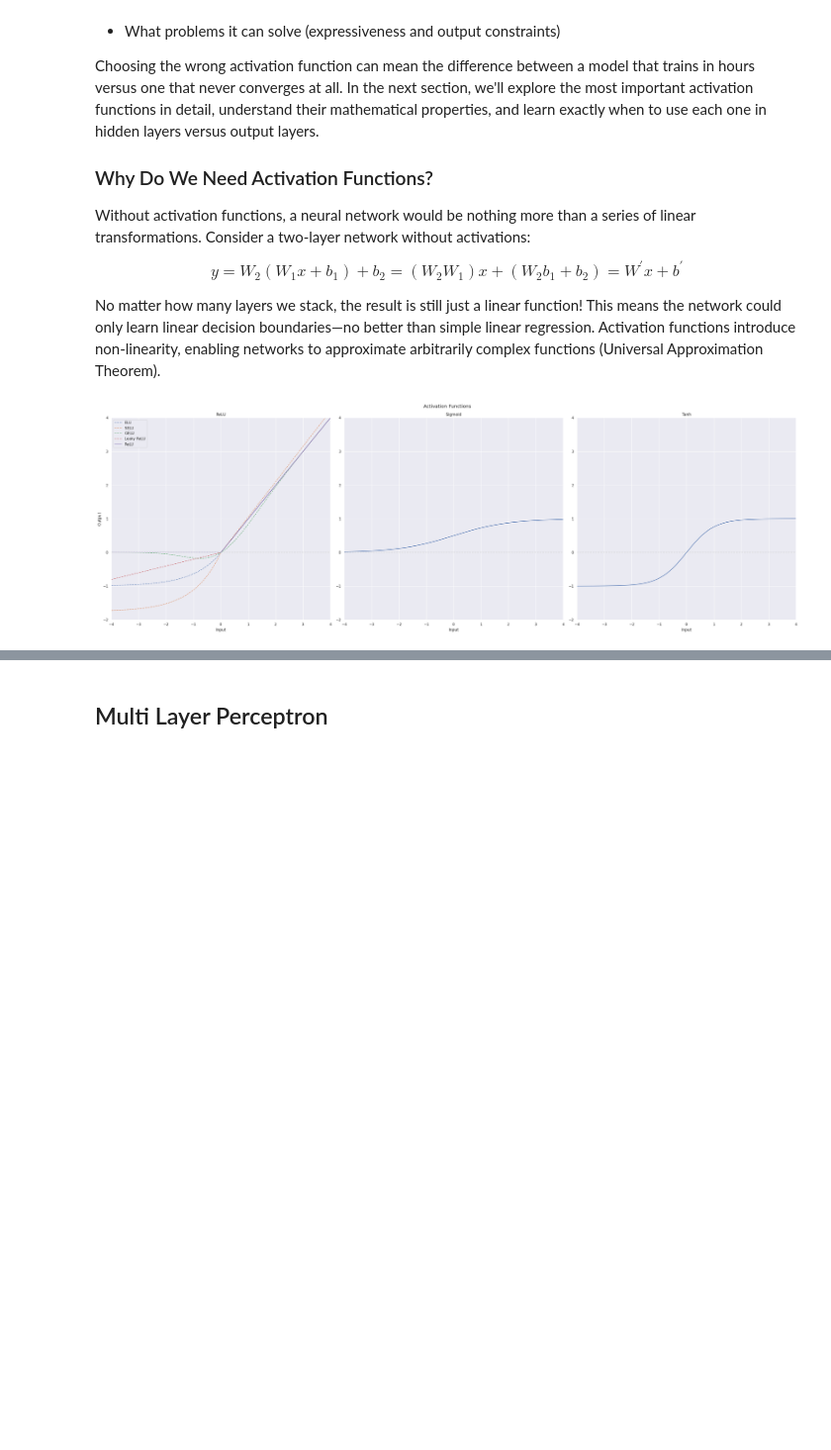
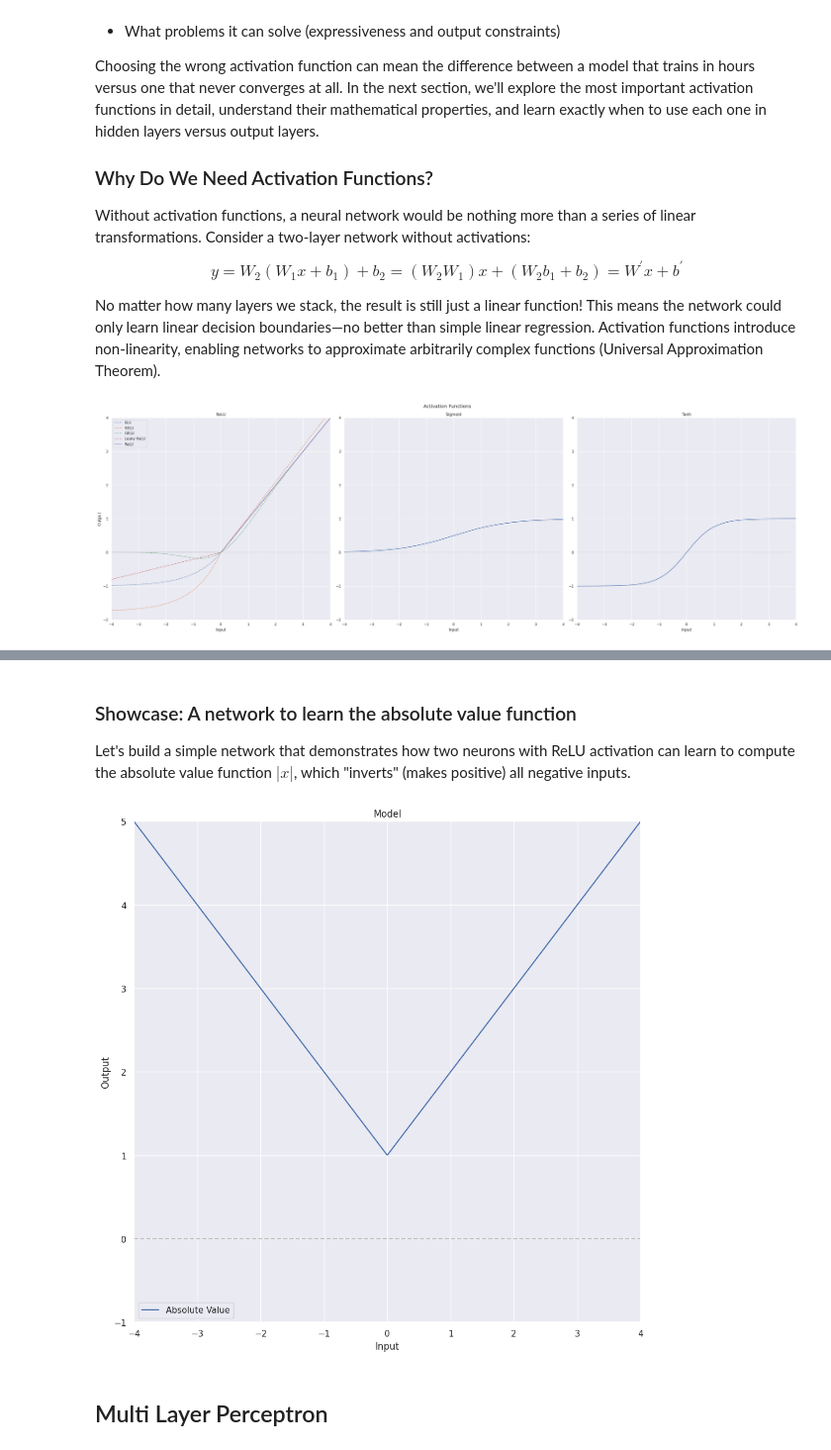
Before and after one commit to iLuckyW/lecture-ai-advanced, a Jupyter notebook: chapter/01_basics/01_neuron.ipynb, the cells around one changed output, grey strips where cells are left out. Shown at 99% size. Saved outputs shown, nothing was run; the diff lists cells and outputs as text; code cells hidden in the pictures; blank space fills up the shorter version.

```diff
--- a/chapter/01_basics/01_neuron.ipynb
+++ b/chapter/01_basics/01_neuron.ipynb
@@ -179,3 +239,51 @@ fig.tight_layout()
+# %% [markdown]
+### Showcase: A network to learn the absolute value function
+
+Let's build a simple network that demonstrates how two neurons with ReLU activation can learn to compute the absolute value function $|x|$, which "inverts" (makes positive) all negative inputs.
+# %%
+import torch.nn as nn
+import torch.nn.functional as F
+
+
+class AbsoluteValueMLP(nn.Module):
+    def __init__(self):
+        super().__init__()
+        self.fc_hidden = nn.Linear(1, 2)
+        self.fc_output = nn.Linear(2, 1)
+
+        with torch.no_grad():
+            self.fc_hidden.weight[0, 0] = 1.0
+            self.fc_hidden.weight[1, 0] = -1.0
+            self.fc_hidden.bias[0] = 0.0
+            self.fc_hidden.bias[1] = 0.0
+
+            self.fc_output.weight[0, 0] = 1.0
+            self.fc_output.weight[0, 1] = 1.0
+            self.fc_output.bias[0] = 1.0
+
+            for param in self.parameters():
+                param.requires_grad = False
+
+    def forward(self, x):
+        y = F.relu(self.fc_hidden(x))
+        y = self.fc_output(y)
+        return y
+
+model = AbsoluteValueMLP()
+input = torch.linspace(-4, 4, 1_000)
+
+with torch.no_grad():
+    output = model(input.unsqueeze(1))
+
+fig, ax = plt.subplots(figsize=(10, 10))
+ax.plot(input, output, label="Absolute Value")
+ax.axhline(0, color="0.75", linestyle="--")
+ax.set(ylabel='Output', xlabel='Input', title="Model", xlim=(-4, 4), ylim=(-1, 5))
+
+ax.legend()
+fig.tight_layout()
+# %% [output]
+[figure, added]
 # %% [markdown]
 ## Multi Layer Perceptron
 # %% [markdown]
```
Also changed, not shown: parts of 2 cells of this notebook.
